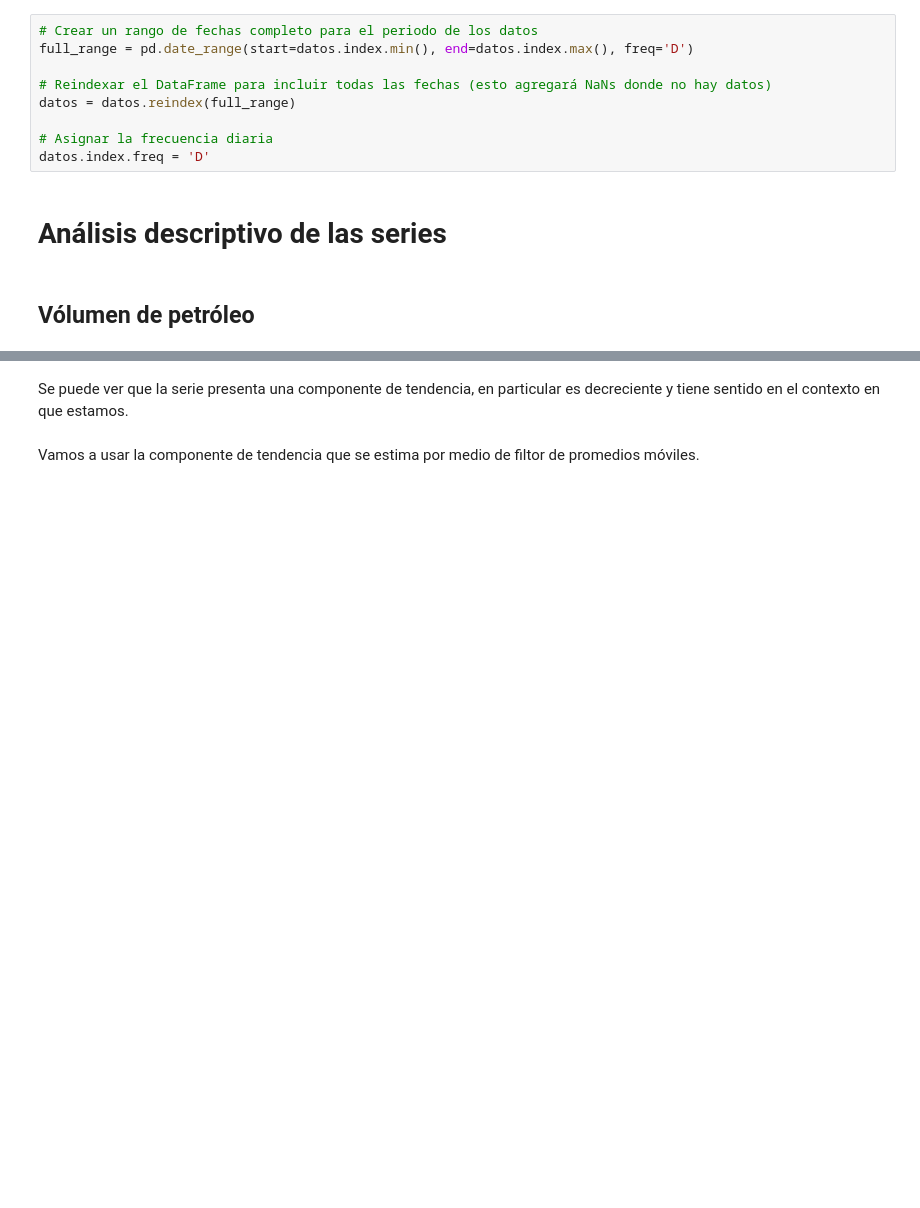
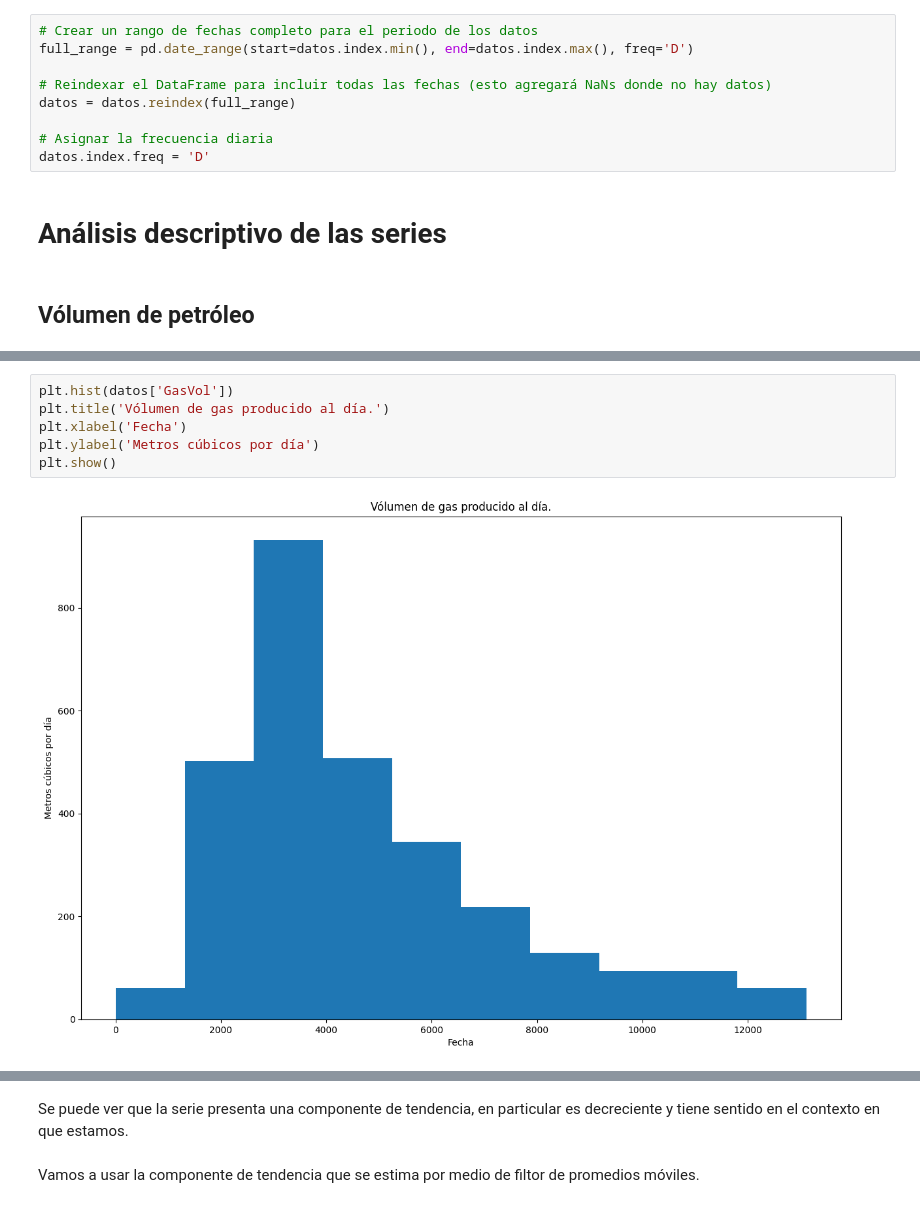
Before and after one commit to NicolasQuenguan/TalentoTech-AVD, a Jupyter notebook: Proyecto/Proy_Pozo.ipynb, the cells around one changed output, grey strips where cells are left out. Drawn from its saved outputs; the diff is of its cells as text; blank space fills up the shorter version.

```diff
--- a/Proyecto/Proy_Pozo.ipynb
+++ b/Proyecto/Proy_Pozo.ipynb
@@ -128,0 +138,8 @@ fig.update_layout(xaxis_title = 'Fecha', yaxis_title = 'Metros cúbicos por día
+# %%
+plt.hist(datos['GasVol'])
+plt.title('Vólumen de gas producido al día.')
+plt.xlabel('Fecha')
+plt.ylabel('Metros cúbicos por día')
+plt.show()
+# %% [output]
+[figure, added]
```
Also changed, not shown: parts of 11 cells of this notebook.
